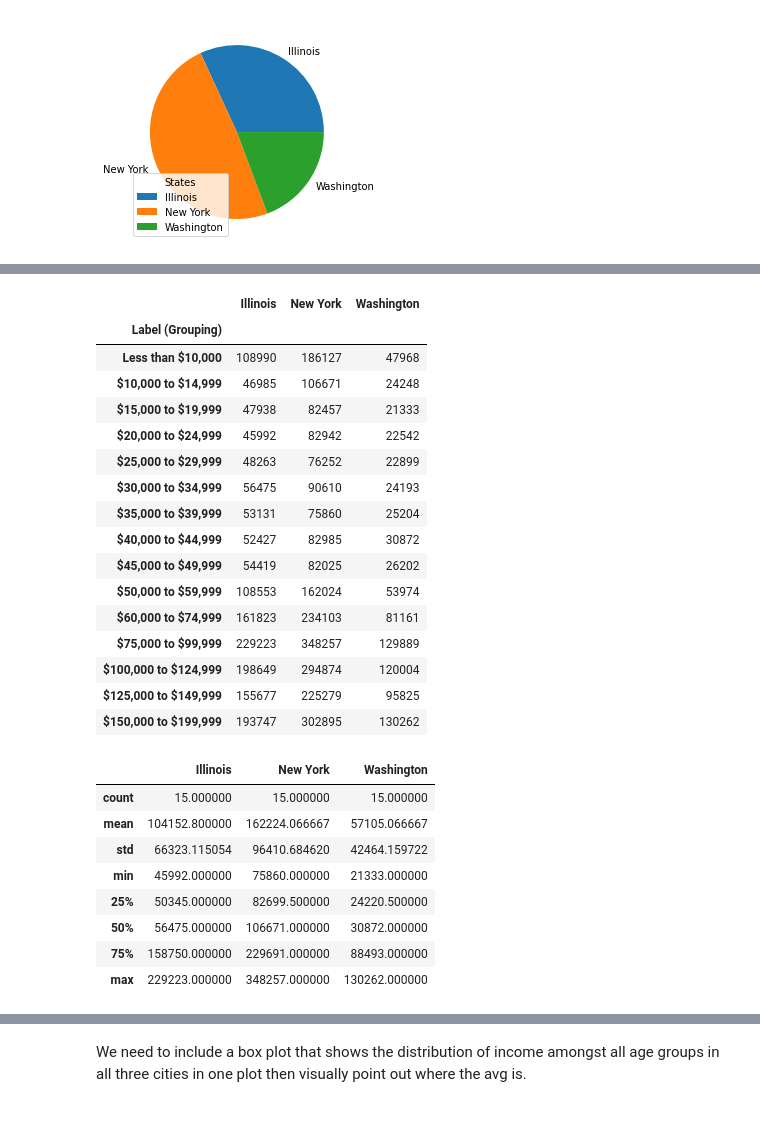
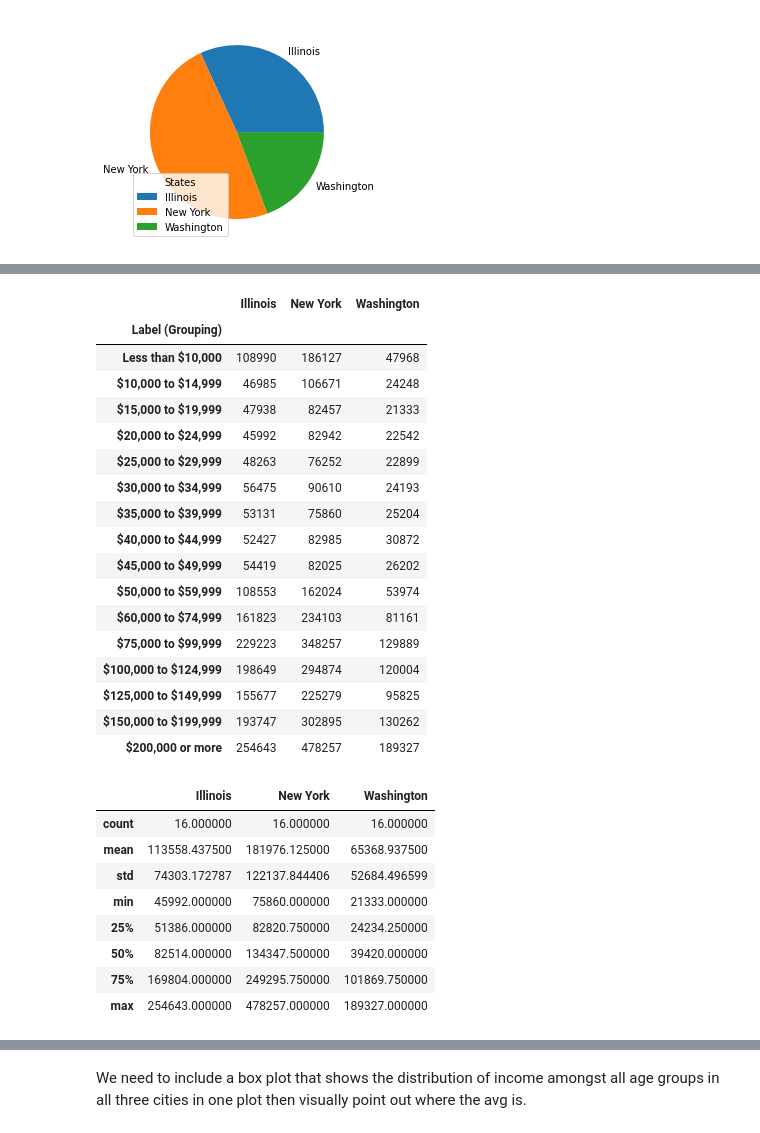
Before and after one commit to erikajwolf/Yelp_Metro_US_Analysis, a Jupyter notebook: Population_Analysis.ipynb, the cells around one changed output, grey strips where cells are left out. Saved outputs shown, nothing was run; the diff lists cells and outputs as text; code cells hidden in the pictures.

```diff
--- a/Population_Analysis.ipynb
+++ b/Population_Analysis.ipynb
@@ -243,34 +248,35 @@ income2644.astype(float).describe(include='all')
 # %%
 # Distribution of income for under 45-65
-income4564 = pd.DataFrame(population_df.iloc[36:51])
+income4564 = pd.DataFrame(population_df.iloc[36:52])
 income4564
 # %% [output]
 |  | Illinois | New York | Washington |
 | Label (Grouping) |  |  |  |
 | Less than $10,000 | 108990 | 186127 | 47968 |
 | $10,000 to $14,999 | 46985 | 106671 | 24248 |
 | $15,000 to $19,999 | 47938 | 82457 | 21333 |
 | $20,000 to $24,999 | 45992 | 82942 | 22542 |
 | $25,000 to $29,999 | 48263 | 76252 | 22899 |
 | $30,000 to $34,999 | 56475 | 90610 | 24193 |
 | $35,000 to $39,999 | 53131 | 75860 | 25204 |
 | $40,000 to $44,999 | 52427 | 82985 | 30872 |
 | $45,000 to $49,999 | 54419 | 82025 | 26202 |
 | $50,000 to $59,999 | 108553 | 162024 | 53974 |
 | $60,000 to $74,999 | 161823 | 234103 | 81161 |
 | $75,000 to $99,999 | 229223 | 348257 | 129889 |
 | $100,000 to $124,999 | 198649 | 294874 | 120004 |
 | $125,000 to $149,999 | 155677 | 225279 | 95825 |
 | $150,000 to $199,999 | 193747 | 302895 | 130262 |
+| $200,000 or more | 254643 | 478257 | 189327 |
 # %%
 income4564.astype(float).describe(include='all')
 # %% [output]
 |  | Illinois | New York | Washington |
-| count | 15.000000 | 15.000000 | 15.000000 |
-| mean | 104152.800000 | 162224.066667 | 57105.066667 |
-| std | 66323.115054 | 96410.684620 | 42464.159722 |
+| count | 16.000000 | 16.000000 | 16.000000 |
+| mean | 113558.437500 | 181976.125000 | 65368.937500 |
+| std | 74303.172787 | 122137.844406 | 52684.496599 |
 | min | 45992.000000 | 75860.000000 | 21333.000000 |
-| 25% | 50345.000000 | 82699.500000 | 24220.500000 |
-| 50% | 56475.000000 | 106671.000000 | 30872.000000 |
-| 75% | 158750.000000 | 229691.000000 | 88493.000000 |
-| max | 229223.000000 | 348257.000000 | 130262.000000 |
+| 25% | 51386.000000 | 82820.750000 | 24234.250000 |
+| 50% | 82514.000000 | 134347.500000 | 39420.000000 |
+| 75% | 169804.000000 | 249295.750000 | 101869.750000 |
+| max | 254643.000000 | 478257.000000 | 189327.000000 |
```
Also changed, not shown: parts of 17 cells of this notebook, 4 other files.
